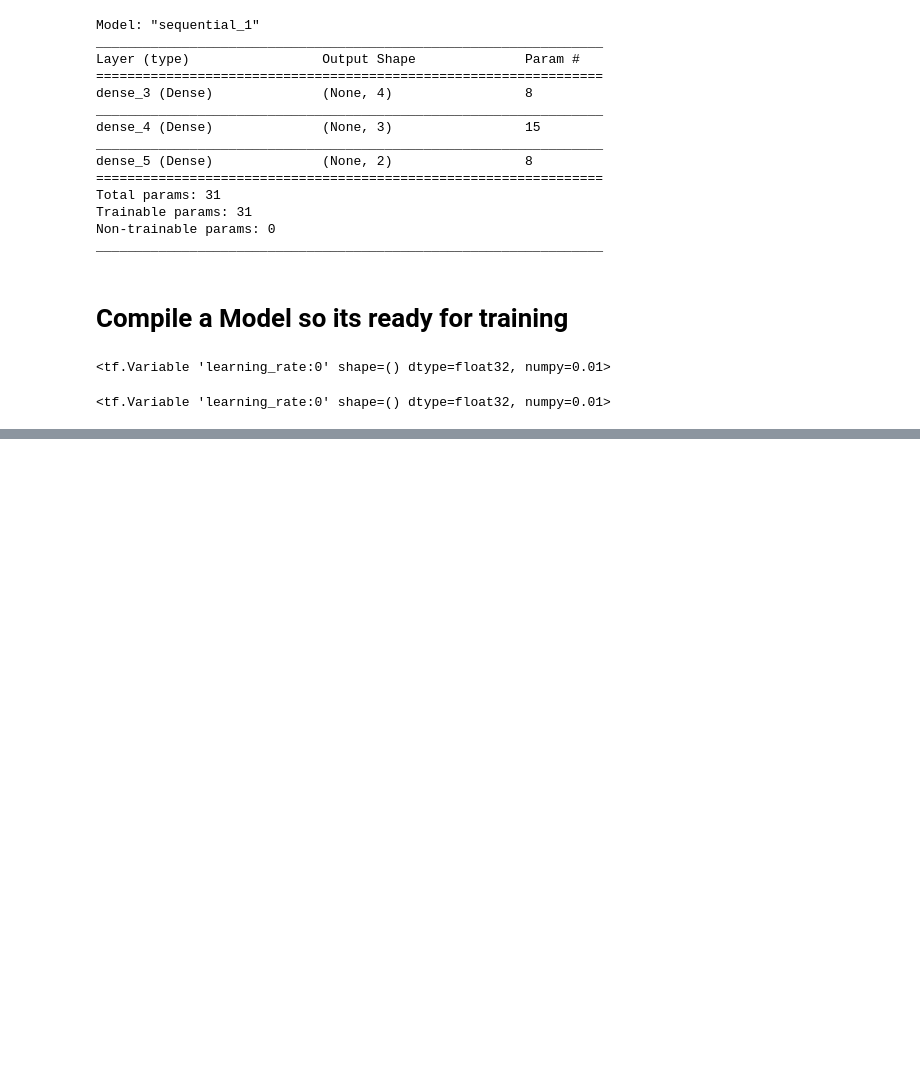
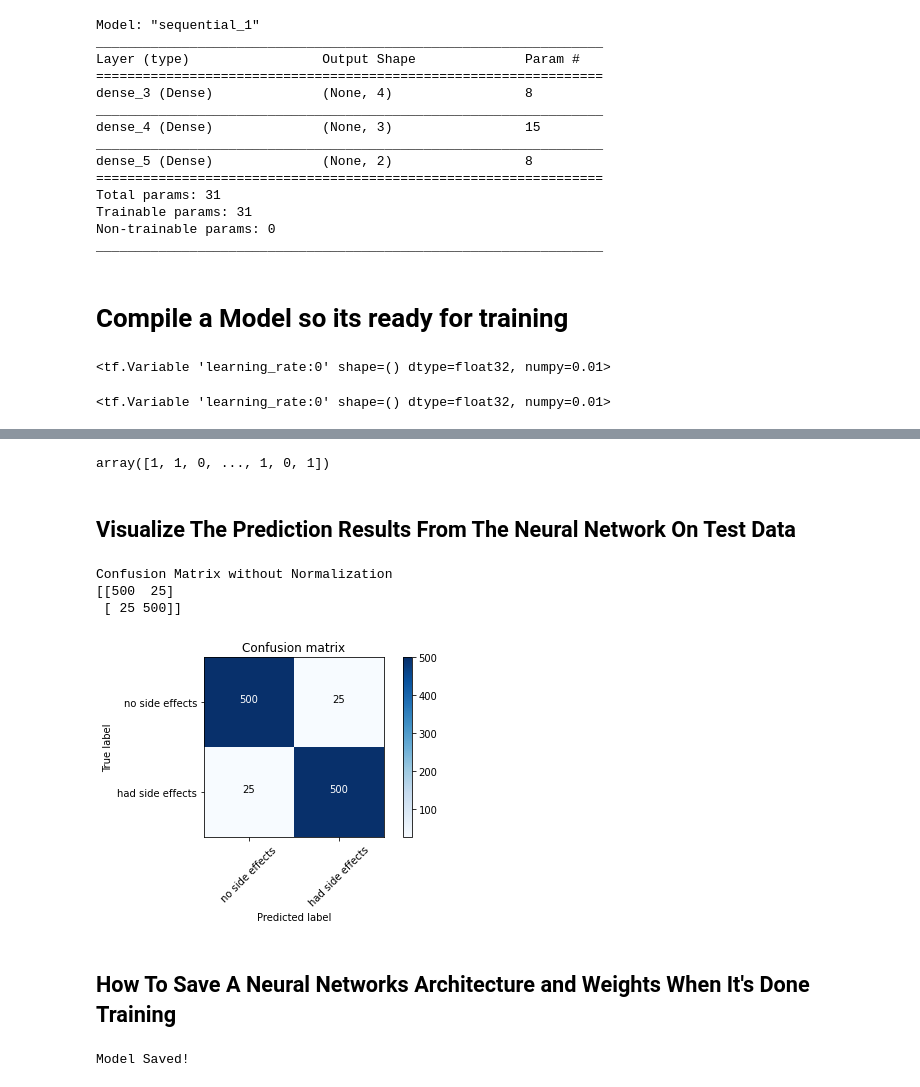
Before and after one commit to niconielsen32/NeuralNetworks, a Jupyter notebook: ArtificialNeuralNetwork.ipynb, the cells around one changed output, grey strips where cells are left out. Cells and saved outputs as stored; diff of their text form; code cells hidden in the pictures; blank space fills up the shorter version.

```diff
--- a/ArtificialNeuralNetwork.ipynb
+++ b/ArtificialNeuralNetwork.ipynb
@@ -85,0 +196,5 @@ model.optimizer.learning_rate
+# %%
+test_labels = np.array(test_labels)
+test_set = np.array(test_set)
+test_labels, test_set = shuffle(test_labels, test_set)
+scaled_test_set = scaler.fit_transform(test_set.reshape(-1,1))
@@ -85,0 +213,2 @@ model.optimizer.learning_rate
+# %%
+predictions = model.predict(x=scaled_test_set, batch_size=10, verbose=0)
@@ -85,0 +225,8 @@ model.optimizer.learning_rate
+# %%
+rounded_predictions = np.argmax(predictions, axis=-1)
+# %%
+rounded_predictions
+# %% [output]
+array([1, 1, 0, ..., 1, 0, 1])
+# %% [markdown]
+## Visualize The Prediction Results From The Neural Network On Test Data
@@ -85,0 +237,44 @@ model.optimizer.learning_rate
+# %%
+def plot_confusion_matrix(cm, classes, normalize=False, title="Confusion matrix", cmap=plt.cm.Blues):
+  plt.imshow(cm, interpolation='nearest', cmap=cmap)
+  plt.title(title)
+  plt.colorbar()
+  tick_marks = np.arange(len(classes))
+  plt.xticks(tick_marks, classes, rotation=45)
+  plt.yticks(tick_marks, classes)
+
+  if normalize:
+    cm = cm.astype('float') / cm.sum(axis=1)[:, np.newaxis]
+    print("Normalized Confusion Matrix")
+  else:
+    print("Confusion Matrix without Normalization")
+
+  print(cm)
+
+  thresh = cm.max() / 2.0
+
+  for i, j in itertools.product(range(cm.shape[0]), range(cm.shape[1])):
+    plt.text(j, i, cm[i,j], horizontalalignment="center", color="white" if cm[i,j] > thresh else "black")
+
+  plt.tight_layout()
+  plt.xlabel('Predicted label')
+  plt.ylabel('True label')
+# %%
+cm = confusion_matrix(y_true=test_labels, y_pred=rounded_predictions)
+
+cm_plot_labels = ['no side effects', 'had side effects']
+plot_confusion_matrix(cm=cm, classes=cm_plot_labels)
+# %% [output]
+Confusion Matrix without Normalization
+[[500  25]
+ [ 25 500]]
+[figure, added]
+# %% [markdown]
+## How To Save A Neural Networks Architecture and Weights When It's Done Training
+# %%
+import os.path
+if os.path.isfile('vaccine_trial_model.h5') is False:
+  model.save('vaccine_trial_model.h5')
+  print("Model Saved!")
+# %% [output]
+Model Saved!
```
Also changed, not shown: parts of 35 cells of this notebook, 3 other files.
